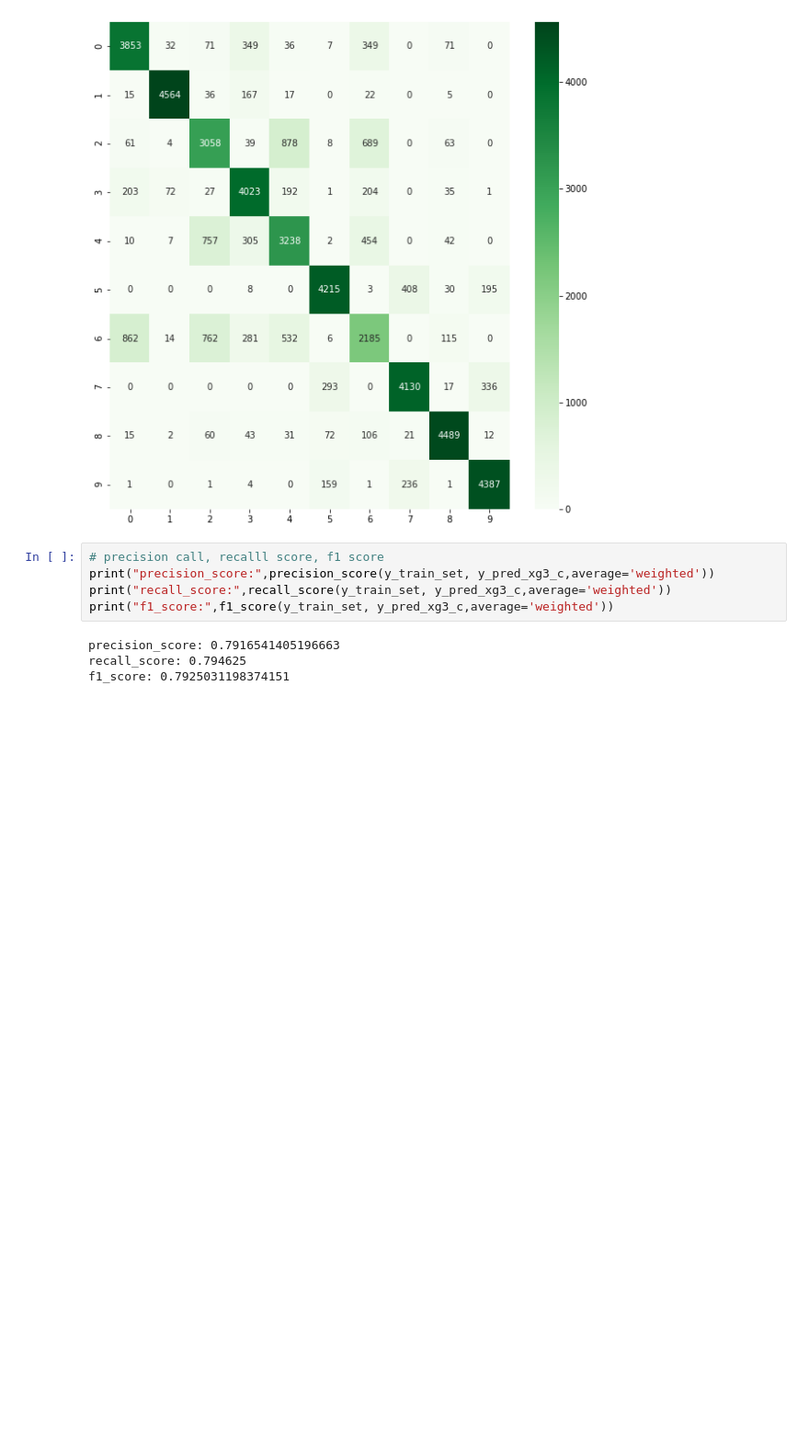
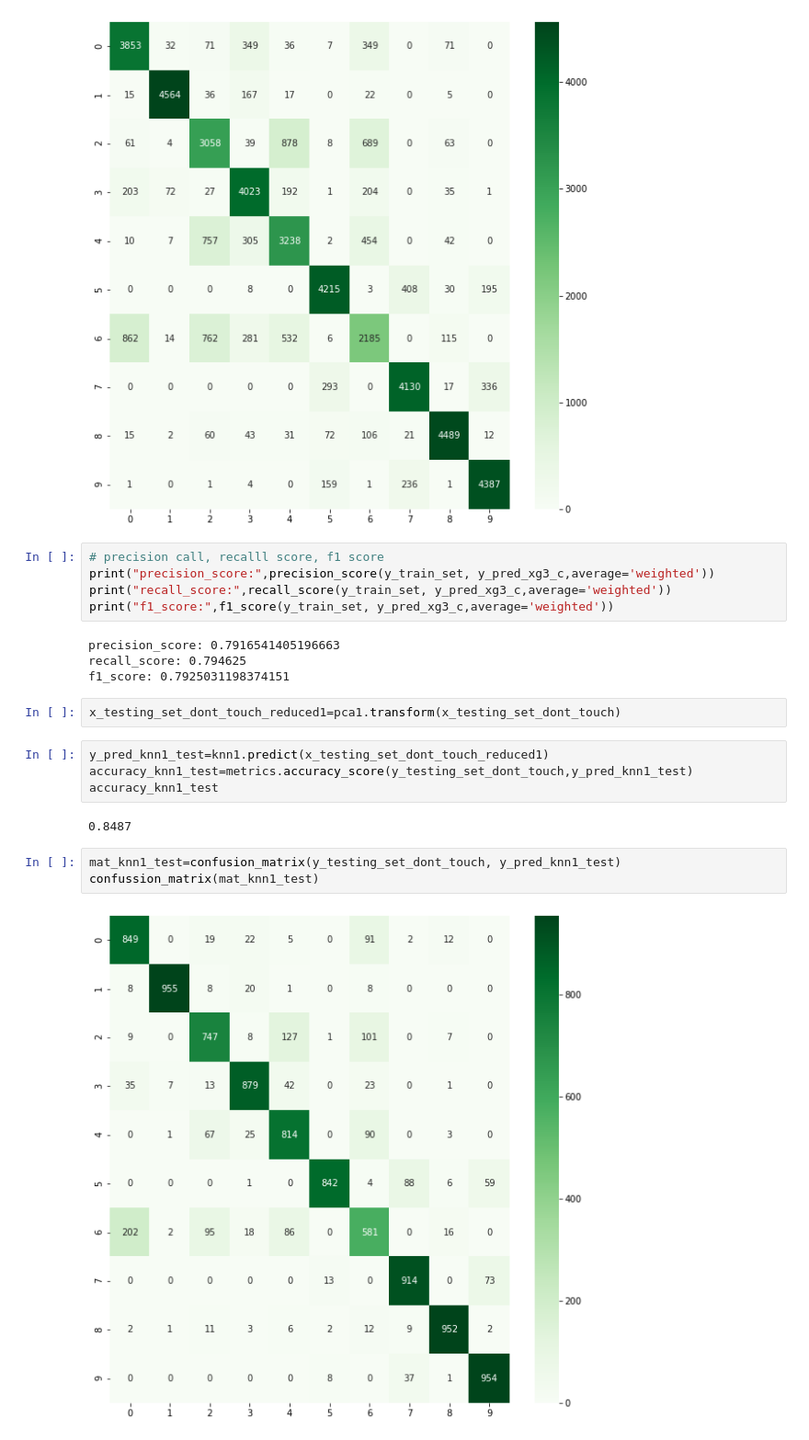
Before and after one commit to Yehudit-Brickner/data_science_end_of_year1_project, a Jupyter notebook: fasion mnist-2 3.5.21.ipynb, the cells around one changed output. Shown at 92% size. Drawn from its saved outputs; the diff is of its cells as text; blank space fills up the shorter version.

Commit message:
staerted to add the final test

```diff
--- a/fasion mnist-2 3.5.21.ipynb
+++ b/fasion mnist-2 3.5.21.ipynb
@@ -412,3 +412,16 @@ print("f1_score:",f1_score(y_train_set, y_pred_xg3_c,average='weighted'))
 precision_score: 0.7916541405196663
 recall_score: 0.794625
 f1_score: 0.7925031198374151
+# %%
+x_testing_set_dont_touch_reduced1=pca1.transform(x_testing_set_dont_touch)
+# %%
+y_pred_knn1_test=knn1.predict(x_testing_set_dont_touch_reduced1)
+accuracy_knn1_test=metrics.accuracy_score(y_testing_set_dont_touch,y_pred_knn1_test)
+accuracy_knn1_test
+# %% [output]
+0.8487
+# %%
+mat_knn1_test=confusion_matrix(y_testing_set_dont_touch, y_pred_knn1_test)
+confussion_matrix(mat_knn1_test)
+# %% [output]
+[figure, added]
```
